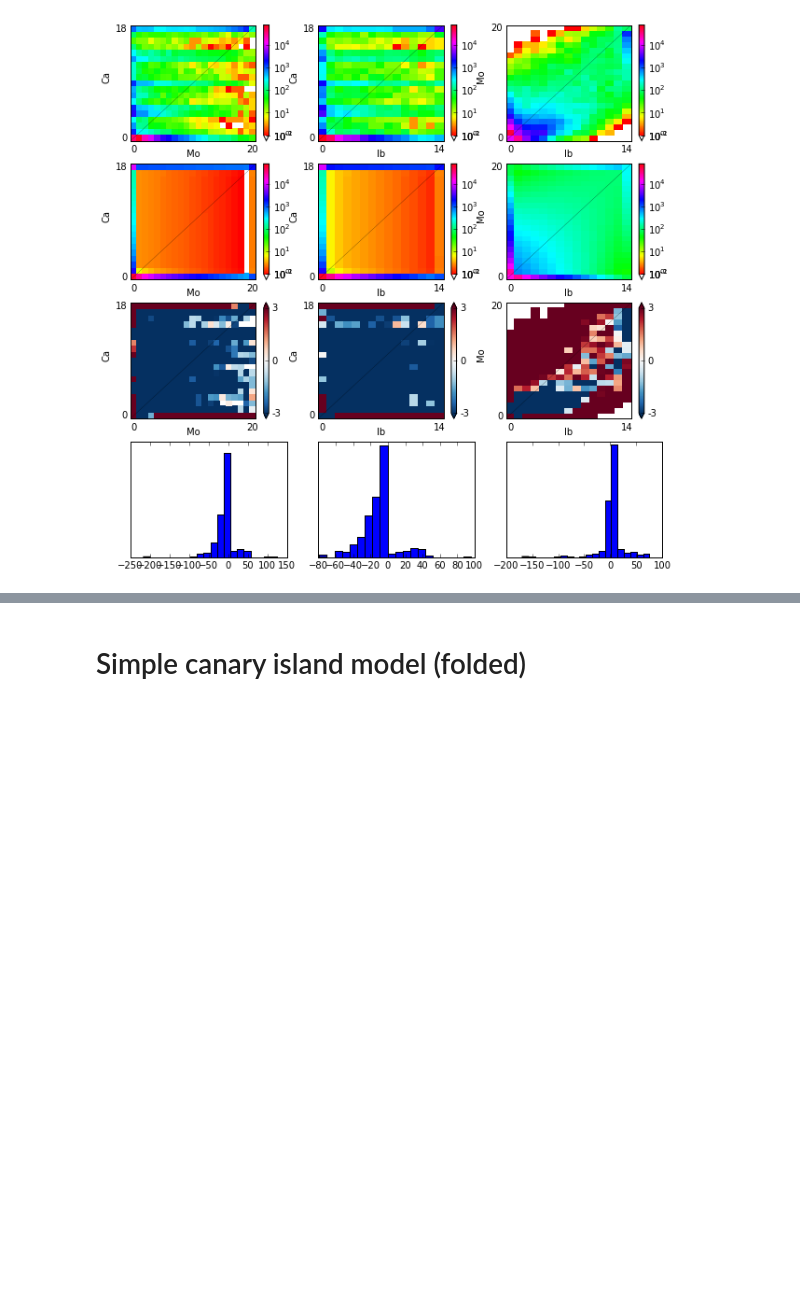
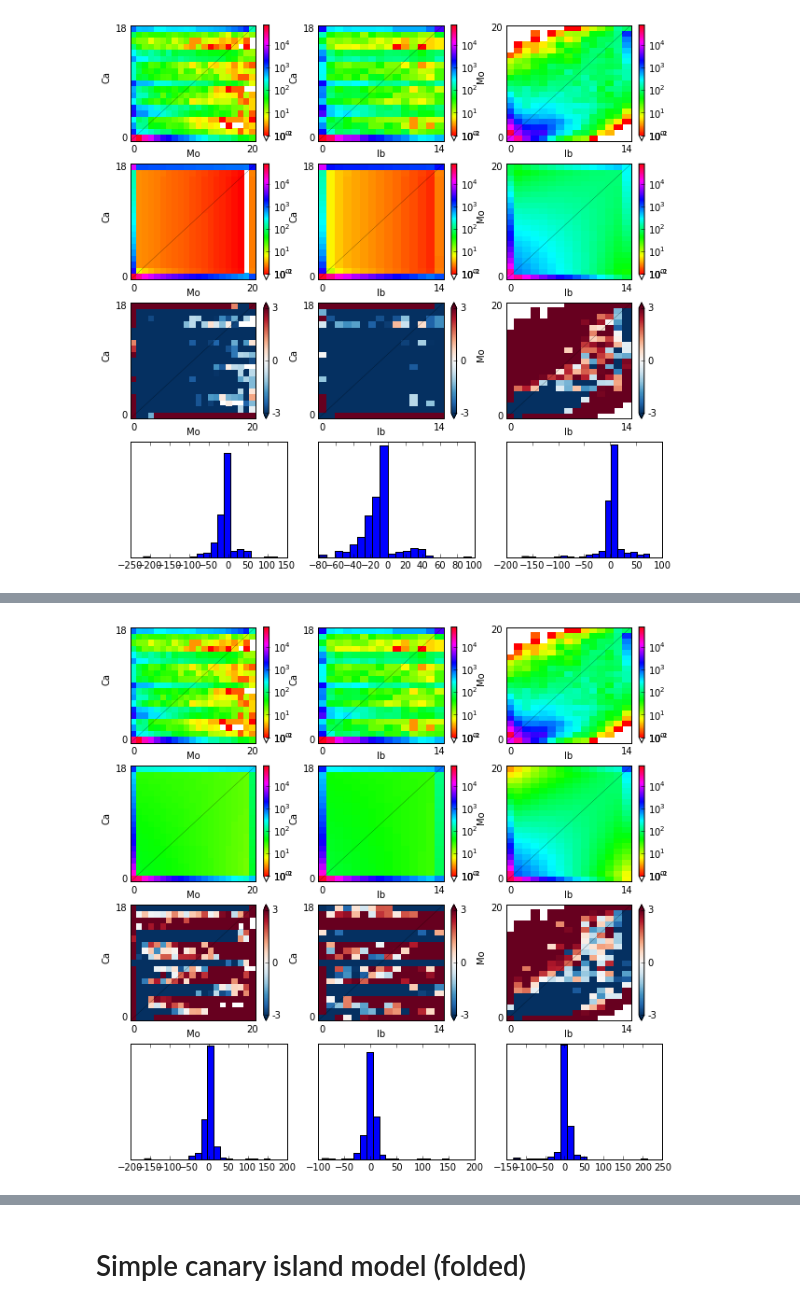
Before and after one commit to arundurvasula/AtCanary, a Jupyter notebook: scripts/Arabidopsis.ipynb, the cells around one changed output, grey strips where cells are left out. Drawn from its saved outputs; the diff is of its cells as text; code cells hidden in the pictures; blank space fills up the shorter version.

Commit message:
added two new models

```diff
--- a/scripts/Arabidopsis.ipynb
+++ b/scripts/Arabidopsis.ipynb
@@ -179,0 +201,9 @@ pylab.show()
+# %%
+ns = data.sample_sizes
+pts_l = [40, 50, 60]
+params = array([1, 0.8, 1, 1.2, 1]) #change these?
+upper_bound = [100, 100, 100, 100, 100] #change these?
+lower_bound = [1e-2, 1e-2, 1e-2, 1e-2, 1e-2] #change these?
+
+func = demographic_models.two_step
+func_ex = dadi.Numerics.make_extrap_log_func(func)
@@ -179,0 +220,11 @@ pylab.show()
+# %%
+p0 = dadi.Misc.perturb_params(params, fold=1, upper_bound=upper_bound)
+popt = dadi.Inference.optimize_log(p0, data, func_ex, pts_l,
+                                   lower_bound=lower_bound,
+                                   upper_bound=upper_bound,
+                                   verbose=len(params),
+                                   maxiter=3)
+print 'Optimized parameters', repr(popt)
+ts_model = func_ex(popt, ns, pts_l)
+ll_opt = dadi.Inference.ll_multinom(ts_model, data)
+print 'Optimized log-likelihood:', ll_opt
@@ -179,0 +240,7 @@ pylab.show()
+# %%
+pylab.figure(figsize=(9, 9), dpi=300)
+dadi.Plotting.plot_3d_comp_multinom(ts_model, data, vmin=1, resid_range=3,
+                                    pop_ids =('Ca','Mo', 'Ib'))
+pylab.show()
+# %% [output]
+[figure, added]
```
Also changed, not shown: parts of 15 cells of this notebook, 2 other files.
